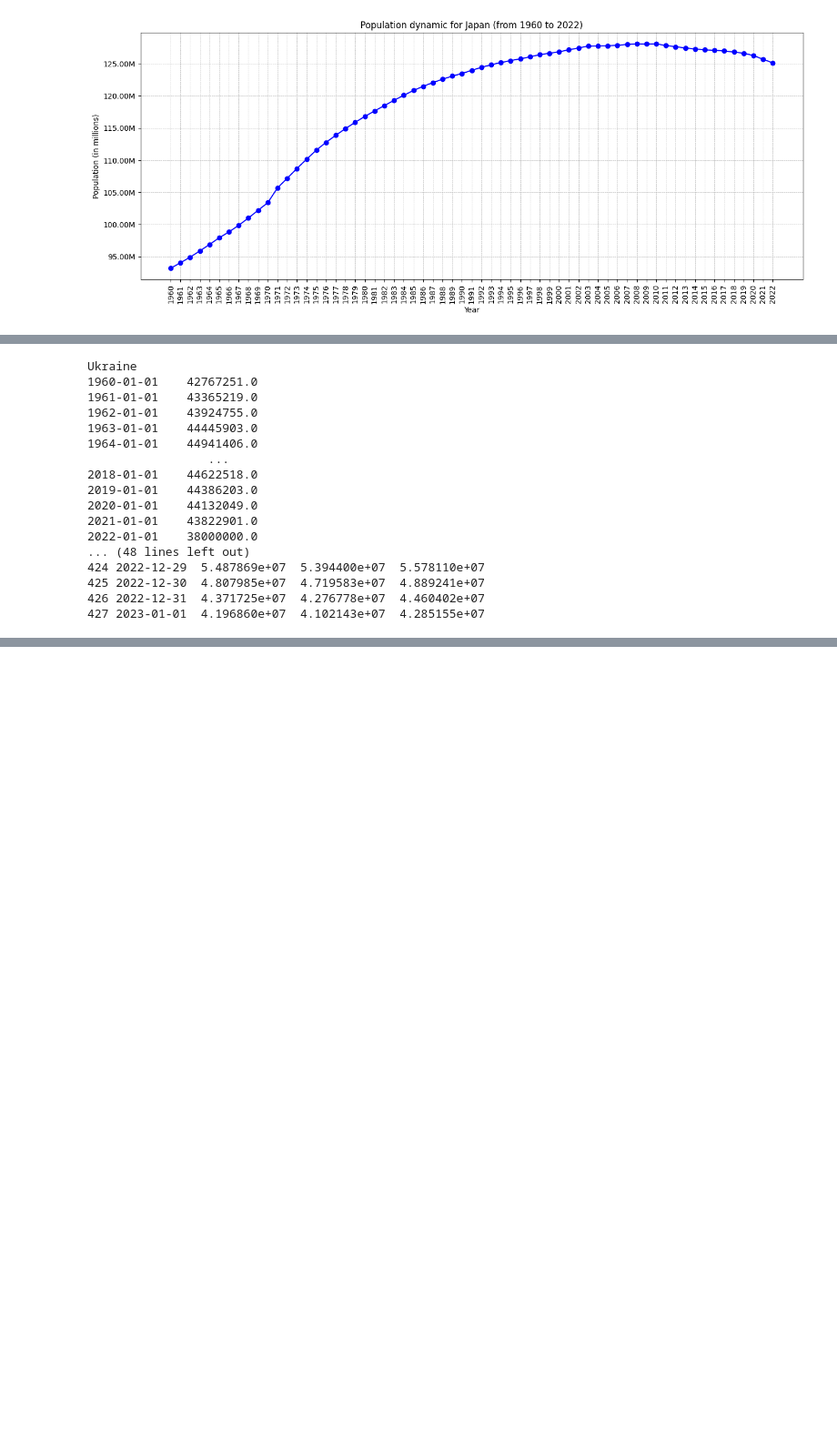
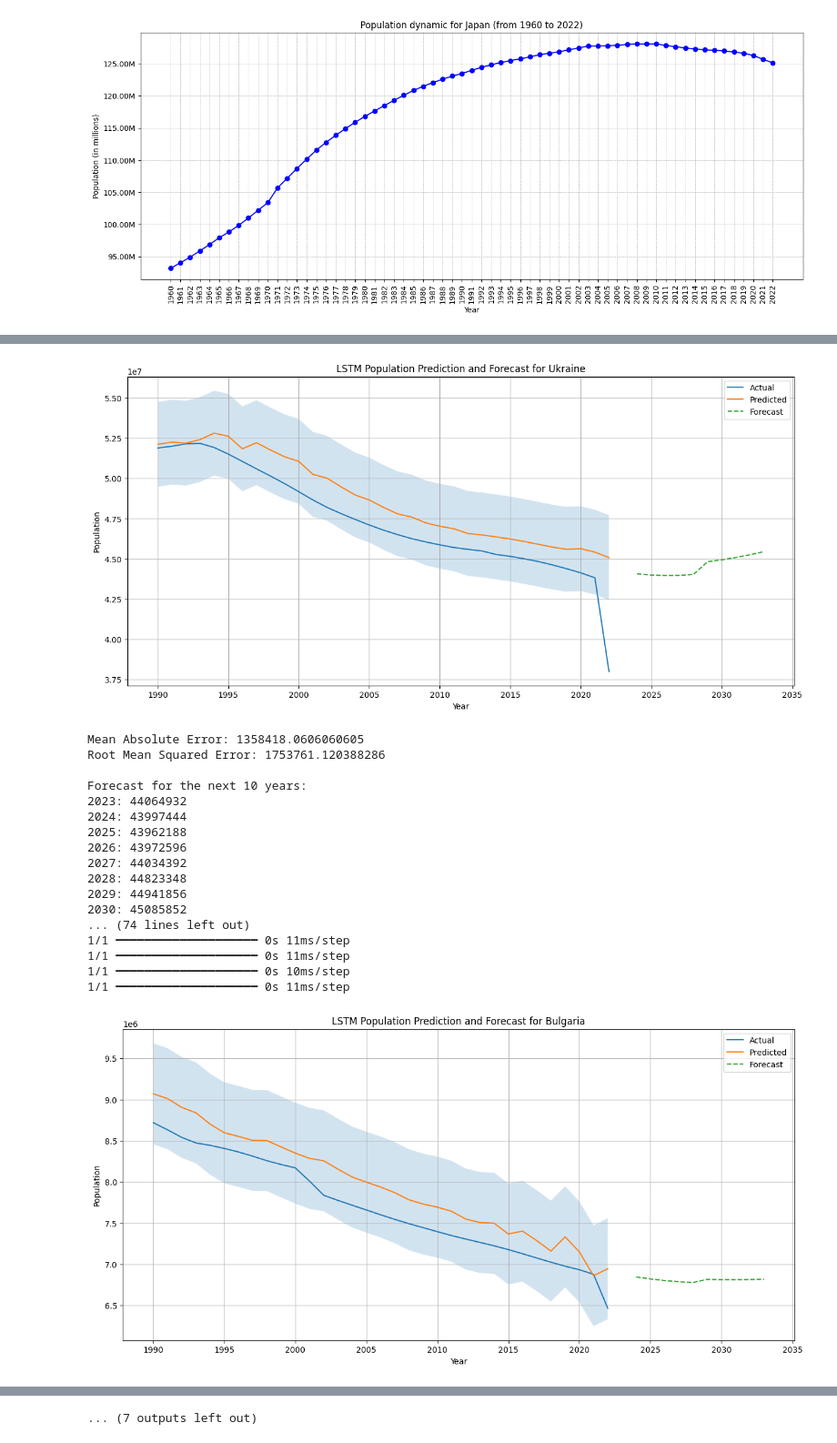
Before and after one commit to Vladfsociety/World-Population, a Jupyter notebook: world_population.ipynb, the cells around one changed output, grey strips where cells are left out. Shown at 91% size. Cells and saved outputs as stored; diff of their text form; code cells hidden in the pictures; blank space fills up the shorter version.

```diff
--- a/world_population.ipynb
+++ b/world_population.ipynb
@@ -176,8 +367,10 @@ def prophet(country_data, country_name):
 # %%
 for country_name, country_data in countries_for_test.items():
     #exp_smoothing(country_data, country_name)
-    print(country_name)
-    print(country_data)
     #arima(country_data, country_name)
-    prophet(country_data, country_name)
+    #arima2(country_data, country_name)
+    #prophet(country_data, country_name)
+    #lstm(country_data, country_name)
+    #lstm_walk_forward(country_data, country_name)
+    lstm_walk_forward_and_forecast(country_data, country_name)
 # %% [output]
@@ -186,17 +394,19 @@ for country_name, country_data in countries_for_test.items():
+[figure, added]
-Ukraine
-1960-01-01    42767251.0
-1961-01-01    43365219.0
-1962-01-01    43924755.0
-1963-01-01    44445903.0
-1964-01-01    44941406.0
-                 ...
-2018-01-01    44622518.0
-2019-01-01    44386203.0
-2020-01-01    44132049.0
-2021-01-01    43822901.0
-2022-01-01    38000000.0
-... (48 lines left out)
-424 2022-12-29  5.487869e+07  5.394400e+07  5.578110e+07
-425 2022-12-30  4.807985e+07  4.719583e+07  4.889241e+07
-426 2022-12-31  4.371725e+07  4.276778e+07  4.460402e+07
-427 2023-01-01  4.196860e+07  4.102143e+07  4.285155e+07
+Mean Absolute Error: 1358418.0606060605
+Root Mean Squared Error: 1753761.120388286
+
+Forecast for the next 10 years:
+2023: 44064932
+2024: 43997444
+2025: 43962188
+2026: 43972596
+2027: 44034392
+2028: 44823348
+2029: 44941856
+2030: 45085852
+... (74 lines left out)
+1/1 ━━━━━━━━━━━━━━━━━━━━ 0s 11ms/step
+1/1 ━━━━━━━━━━━━━━━━━━━━ 0s 11ms/step
+1/1 ━━━━━━━━━━━━━━━━━━━━ 0s 10ms/step
+1/1 ━━━━━━━━━━━━━━━━━━━━ 0s 11ms/step
+[figure, added]
@@ -203,0 +485 @@ NameError: name 'go' is not defined
+... (7 outputs left out)
```
Also changed, not shown: parts of 13 cells of this notebook, 2 other files.
